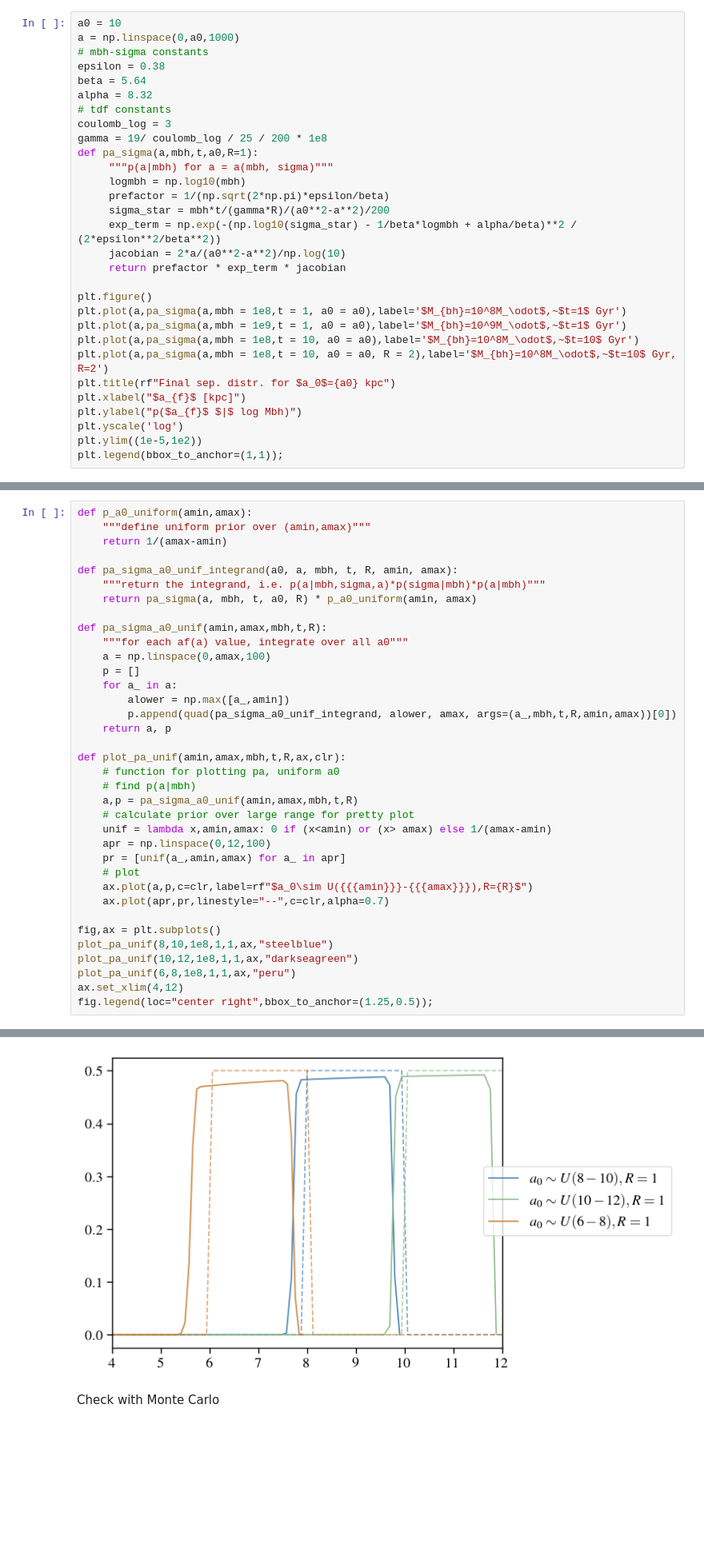
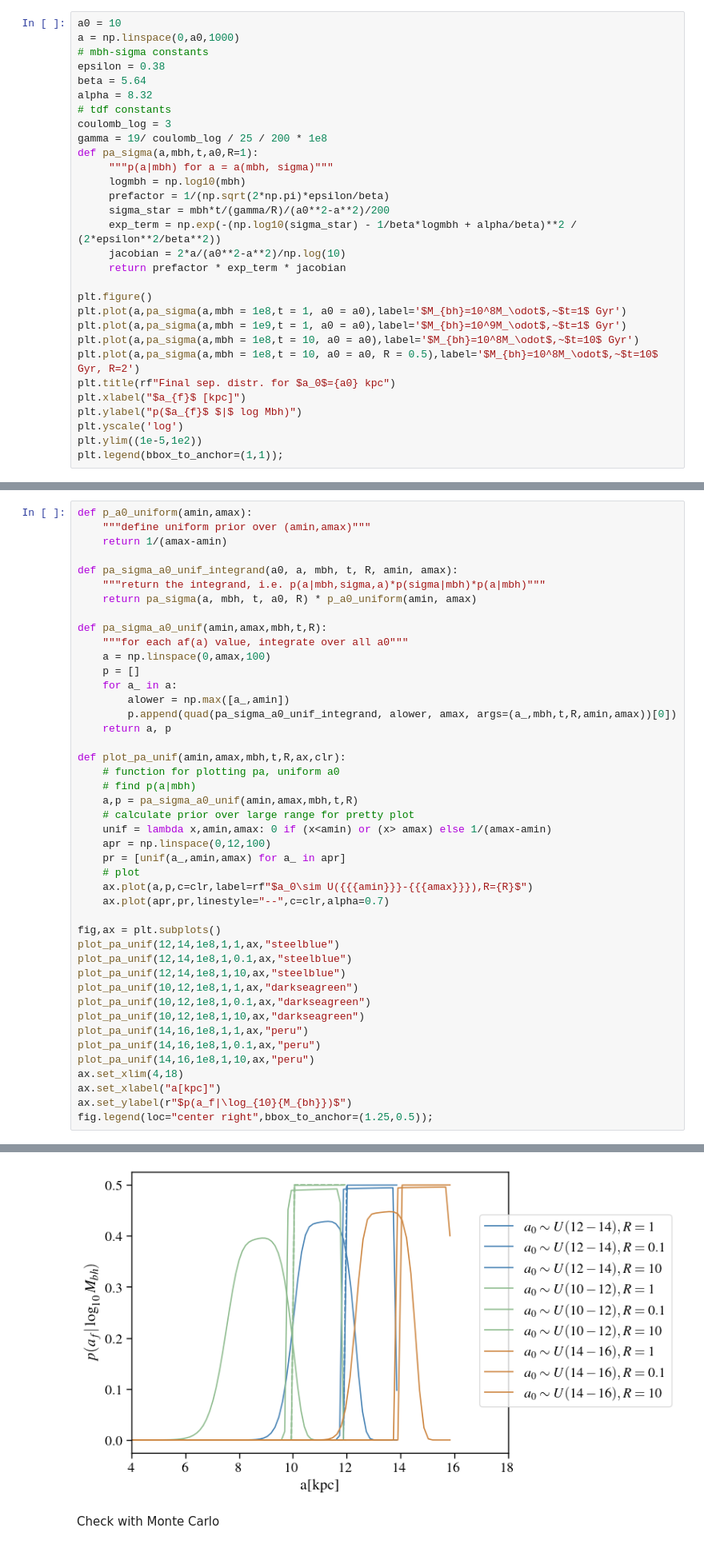
Before and after one commit to insepien/dftime, a Jupyter notebook: analytics.ipynb, the cells around one changed output, grey strips where cells are left out. Shown at 80% size. Saved outputs shown, nothing was run; the diff lists cells and outputs as text; blank space fills up the shorter version.

```diff
--- a/analytics.ipynb
+++ b/analytics.ipynb
@@ -34,7 +34,7 @@ def pa_sigma(a,mbh,t,a0,R=1):
      """p(a|mbh) for a = a(mbh, sigma)"""
      logmbh = np.log10(mbh)
      prefactor = 1/(np.sqrt(2*np.pi)*epsilon/beta)
-     sigma_star = mbh*t/(gamma*R)/(a0**2-a**2)/200
+     sigma_star = mbh*t/(gamma/R)/(a0**2-a**2)/200
      exp_term = np.exp(-(np.log10(sigma_star) - 1/beta*logmbh + alpha/beta)**2 / (2*epsilon**2/beta**2))
      jacobian = 2*a/(a0**2-a**2)/np.log(10)
      return prefactor * exp_term * jacobian
@@ -43,7 +43,7 @@ plt.figure()
 plt.plot(a,pa_sigma(a,mbh = 1e8,t = 1, a0 = a0),label='$M_{bh}=10^8M_\odot$,~$t=1$ Gyr')
 plt.plot(a,pa_sigma(a,mbh = 1e9,t = 1, a0 = a0),label='$M_{bh}=10^9M_\odot$,~$t=1$ Gyr')
 plt.plot(a,pa_sigma(a,mbh = 1e8,t = 10, a0 = a0),label='$M_{bh}=10^8M_\odot$,~$t=10$ Gyr')
-plt.plot(a,pa_sigma(a,mbh = 1e8,t = 10, a0 = a0, R = 2),label='$M_{bh}=10^8M_\odot$,~$t=10$ Gyr, R=2')
+plt.plot(a,pa_sigma(a,mbh = 1e8,t = 10, a0 = a0, R = 0.5),label='$M_{bh}=10^8M_\odot$,~$t=10$ Gyr, R=2')
 plt.title(rf"Final sep. distr. for $a_0$={a0} kpc")
 plt.xlabel("$a_{f}$ [kpc]")
 plt.ylabel("p($a_{f}$ $|$ log Mbh)")
@@ -68,37 +68,45 @@ def p_a0_uniform(amin,amax):
 def pa_sigma_a0_unif_integrand(a0, a, mbh, t, R, amin, amax):
     """return the integrand, i.e. p(a|mbh,sigma,a)*p(sigma|mbh)*p(a|mbh)"""
     return pa_sigma(a, mbh, t, a0, R) * p_a0_uniform(amin, amax)
 
 def pa_sigma_a0_unif(amin,amax,mbh,t,R):
     """for each af(a) value, integrate over all a0"""
     a = np.linspace(0,amax,100)
     p = []
     for a_ in a:
         alower = np.max([a_,amin])
         p.append(quad(pa_sigma_a0_unif_integrand, alower, amax, args=(a_,mbh,t,R,amin,amax))[0])
     return a, p
 
 def plot_pa_unif(amin,amax,mbh,t,R,ax,clr):
     # function for plotting pa, uniform a0
     # find p(a|mbh)
     a,p = pa_sigma_a0_unif(amin,amax,mbh,t,R)
     # calculate prior over large range for pretty plot
     unif = lambda x,amin,amax: 0 if (x<amin) or (x> amax) else 1/(amax-amin)
     apr = np.linspace(0,12,100)
     pr = [unif(a_,amin,amax) for a_ in apr]
     # plot
     ax.plot(a,p,c=clr,label=rf"$a_0\sim U({{{amin}}}-{{{amax}}}),R={R}$")
     ax.plot(apr,pr,linestyle="--",c=clr,alpha=0.7)
 
 fig,ax = plt.subplots()
-plot_pa_unif(8,10,1e8,1,1,ax,"steelblue")
+plot_pa_unif(12,14,1e8,1,1,ax,"steelblue")
+plot_pa_unif(12,14,1e8,1,0.1,ax,"steelblue")
+plot_pa_unif(12,14,1e8,1,10,ax,"steelblue")
 plot_pa_unif(10,12,1e8,1,1,ax,"darkseagreen")
-plot_pa_unif(6,8,1e8,1,1,ax,"peru")
-ax.set_xlim(4,12)
+plot_pa_unif(10,12,1e8,1,0.1,ax,"darkseagreen")
+plot_pa_unif(10,12,1e8,1,10,ax,"darkseagreen")
+plot_pa_unif(14,16,1e8,1,1,ax,"peru")
+plot_pa_unif(14,16,1e8,1,0.1,ax,"peru")
+plot_pa_unif(14,16,1e8,1,10,ax,"peru")
+ax.set_xlim(4,18)
+ax.set_xlabel("a[kpc]")
+ax.set_ylabel(r"$p(a_f|\log_{10}{M_{bh}})$")
 fig.legend(loc="center right",bbox_to_anchor=(1.25,0.5));
 # %% [output]
   p.append(quad(pa_sigma_a0_unif_integrand, alower, amax, args=(a_,mbh,t,R,amin,amax))[0])
-[figure, old version]
+[figure, new version]
 # %% [markdown]
 Check with Monte Carlo
 # %%
```
Also changed, not shown: parts of 10 cells of this notebook.
